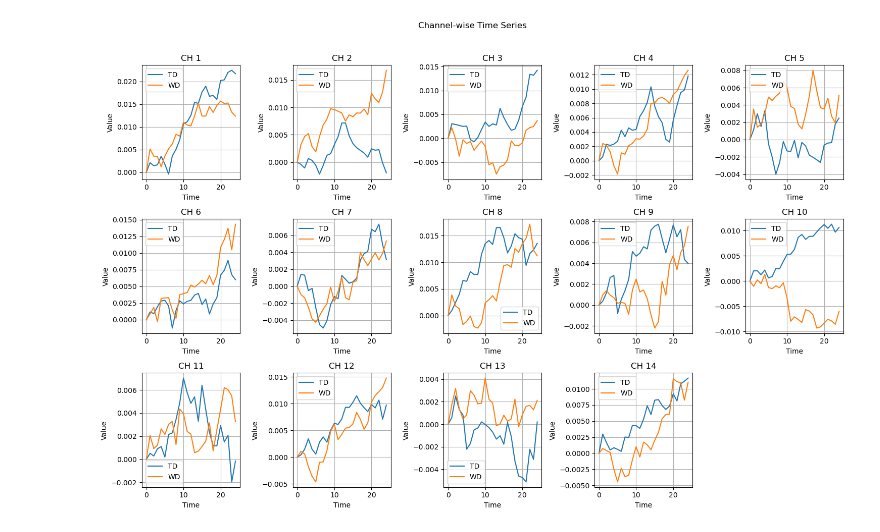
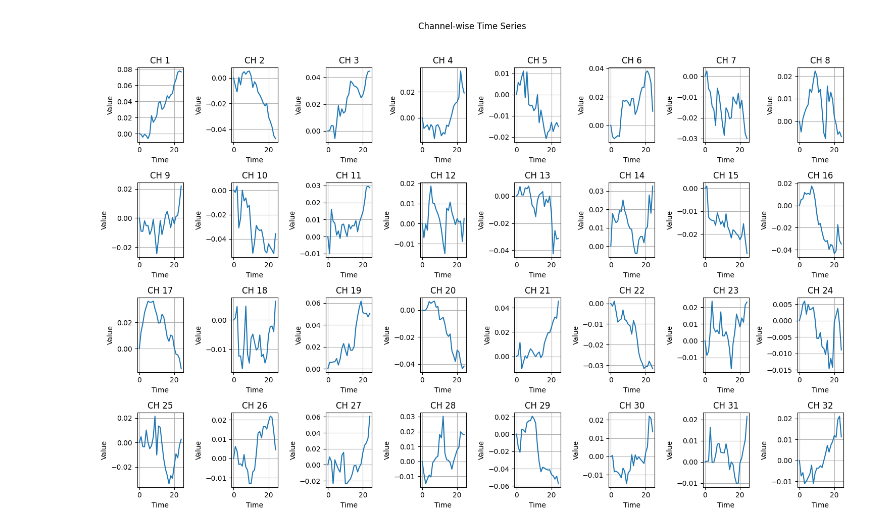
Before and after one commit to WeiHungLin/fNIRS_NLP, a Jupyter notebook: NLP_Forcasting/Step4_brain_score_plot.ipynb, the cells around one changed output. Drawn from its saved outputs; the diff is of its cells as text; code cells hidden in the pictures.

Commit message:
update: forcasting code run thourgh

```diff
--- a/NLP_Forcasting/Step4_brain_score_plot.ipynb
+++ b/NLP_Forcasting/Step4_brain_score_plot.ipynb
@@ -3,25 +3,3 @@ import scipy.io
 import numpy as np
 import pandas as pd
 import matplotlib.pyplot as plt
-# %%
-#result_td = scipy.io.loadmat("F:\\MatlabBackUp\\PROJECT_HH_ENGLISH\\Pilot_Aanalysis_LLM_data_prep\\brain_score_result_v2_TD.mat")
-#result_wd = scipy.io.loadmat("F:\\MatlabBackUp\\PROJECT_HH_ENGLISH\\Pilot_Aanalysis_LLM_data_prep\\brain_score_result_v2_WD.mat")
-
-#Previous results
-# result_td = scipy.io.loadmat("./result_nlp/v3_td_v_wd_tddr_1Hz_v25/brain_score_result_v3.1_full_TD_w25.mat")
-# result_wd = scipy.io.loadmat("./result_nlp/v3_td_v_wd_tddr_1Hz_v25/brain_score_result_v3.1_full_WD_w25.mat")
-
-# result_td = scipy.io.loadmat("./result_nlp/v3.2_td_v_wd_tddr_1Hz_v25.1/brain_score_result_v7_full_TD_w25_l8_timeadjust.mat")
-# result_wd = scipy.io.loadmat("./result_nlp/v3.2_td_v_wd_tddr_1Hz_v25.1/brain_score_result_v7_full_WD_w25_l8_timeadjust.mat")
-
-# result_td = scipy.io.loadmat("./result_nlp/v3.3_td_v_wd_tddr_1Hz_v25.2/brain_score_result_v8_full_TD_w25_l7_timeadjust.mat")
-# result_wd = scipy.io.loadmat("./result_nlp/v3.3_td_v_wd_tddr_1Hz_v25.2/brain_score_result_v8_full_WD_w25_l7_timeadjust.mat")
-
-result_td = scipy.io.loadmat("./result_nlp/v3.4_td_v_wd_tddr_1Hz_hist_l7_v25.3/brain_score_result_v9_full_TD_w25_l7_hist_incl.mat")
-result_wd = scipy.io.loadmat("./result_nlp/v3.4_td_v_wd_tddr_1Hz_hist_l7_v25.3/brain_score_result_v9_full_WD_w25_l7_hist_incl.mat")
-
-# result_td = scipy.io.loadmat("./result_nlp/v3.5_td_v_wd_tddr_1Hz_hist_l6_v25.4/brain_score_result_v10_full_TD_w25_l6_hist_incl.mat")
-# result_wd = scipy.io.loadmat("./result_nlp/v3.5_td_v_wd_tddr_1Hz_hist_l6_v25.4/brain_score_result_v10_full_WD_w25_l6_hist_incl.mat")
-
-#result_td = scipy.io.loadmat("./result_nlp/v3.6_td_v_wd_tddr_1Hz_hist_l8_v25.5/brain_score_result_v11_full_TD_w25_l8_hist_incl.mat")
-#result_wd = scipy.io.loadmat("./result_nlp/v3.6_td_v_wd_tddr_1Hz_hist_l8_v25.5/brain_score_result_v11_full_WD_w25_l8_hist_incl.mat")
@@ -34,25 +6,29 @@ norm_avg_result_wd = avg_result_wd - avg_result_wd[:,0][:,np.newaxis]
+# %%
+results_example = scipy.io.loadmat('../Example_data/example_results_forcast/brain_score_results.mat')
+# %%
+avg_result = np.mean(results_example["brain_score"], axis=0)
+# This makes the forcast score
+norm_avg_result = avg_result - avg_result[:,0][:,np.newaxis]
 # %%
-# Step 3: Plot
-fig, axes = plt.subplots(3, 5, figsize=(15, 10))  # Create a 4x5 grid of subplots
+# Plot
+fig, axes = plt.subplots(4, 8, figsize=(15, 10))  # Create a 4x8 grid of subplots
 fig.suptitle("Channel-wise Time Series")
 
 time = np.arange(25)  # Assuming time points are 0 to 15
 
 for i, ax in enumerate(axes.flat):
-    if i < 14:
-        ax.plot(time, norm_avg_result_td[i, :], label=f"CH {i+1}")
-        ax.plot(time, norm_avg_result_wd[i, :], label=f"CH {i+1}")
+    if i < 32:
+        ax.plot(time, norm_avg_result[i, :], label=f"CH {i+1}")
 
         ax.set_title(f"CH {i+1}")
         ax.set_xlabel("Time")
         ax.set_ylabel("Value")
         ax.grid(True)
-        ax.legend(["TD","WD"])  # Add legend to each subplot
 
     else:
         ax.axis("off")  # Hide unused subplots
 
 plt.tight_layout(rect=[0, 0, 1, 0.96])  # Adjust layout to fit title
 plt.show()
 # %% [output]
-[figure, old version]
+[figure, new version]
```
Also changed, not shown: parts of 1 cell of this notebook, 13 other files.
